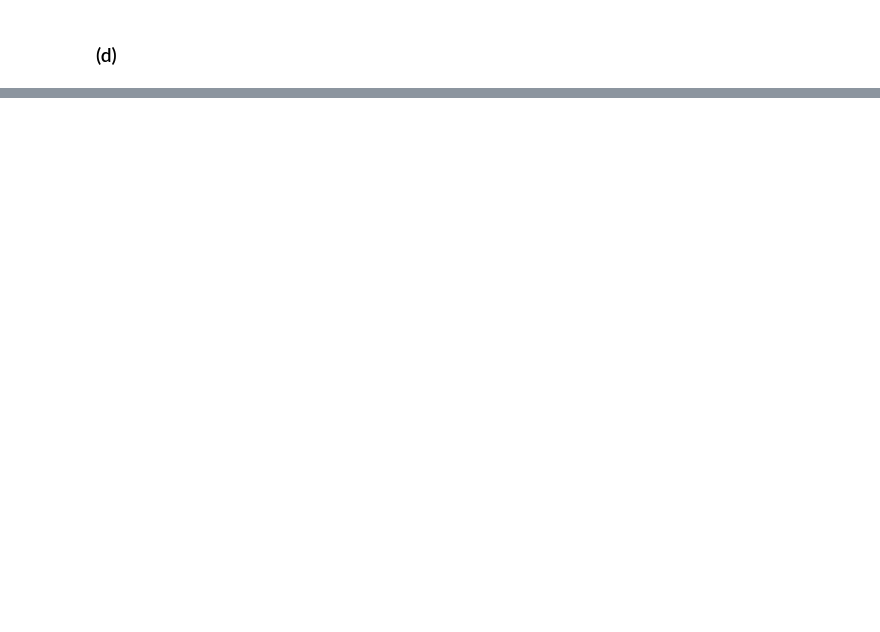
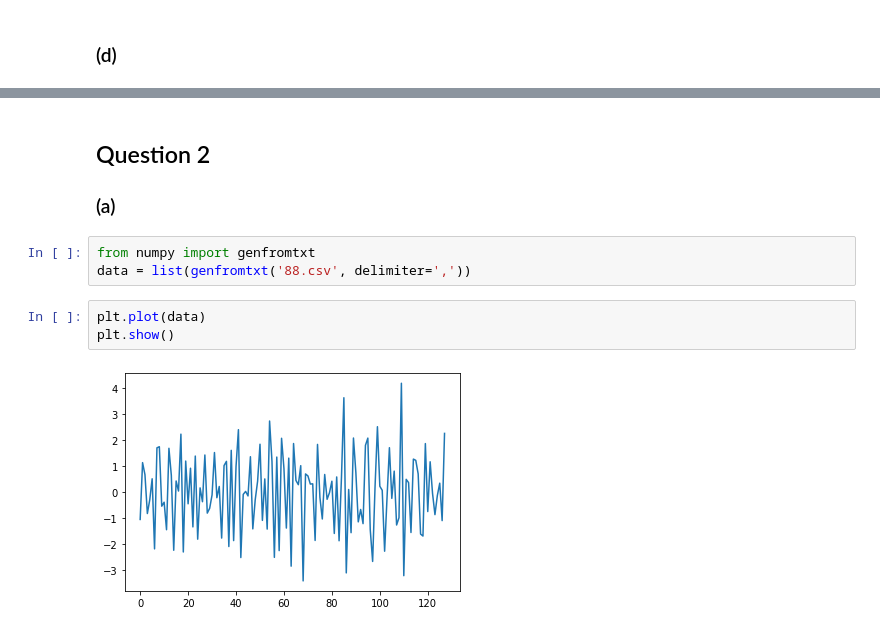
Before and after one commit to ivankirev13/Fitting-and-Forecasting-Autoregressive-Moving-Average-Processes, a Jupyter notebook: Time Series Analysis Coursework.ipynb, the cells around one changed output, grey strips where cells are left out. Cells and saved outputs as stored; diff of their text form; blank space fills up the shorter version.

```diff
--- a/Time Series Analysis Coursework.ipynb
+++ b/Time Series Analysis Coursework.ipynb
@@ -232,0 +253,11 @@ plt.show()
+# %% [markdown]
+## Question 2
+### (a)
+# %%
+from numpy import genfromtxt
+data = list(genfromtxt('88.csv', delimiter=','))
+# %%
+plt.plot(data)
+plt.show()
+# %% [output]
+[figure, added]
```
Also changed, not shown: parts of 28 cells of this notebook.
